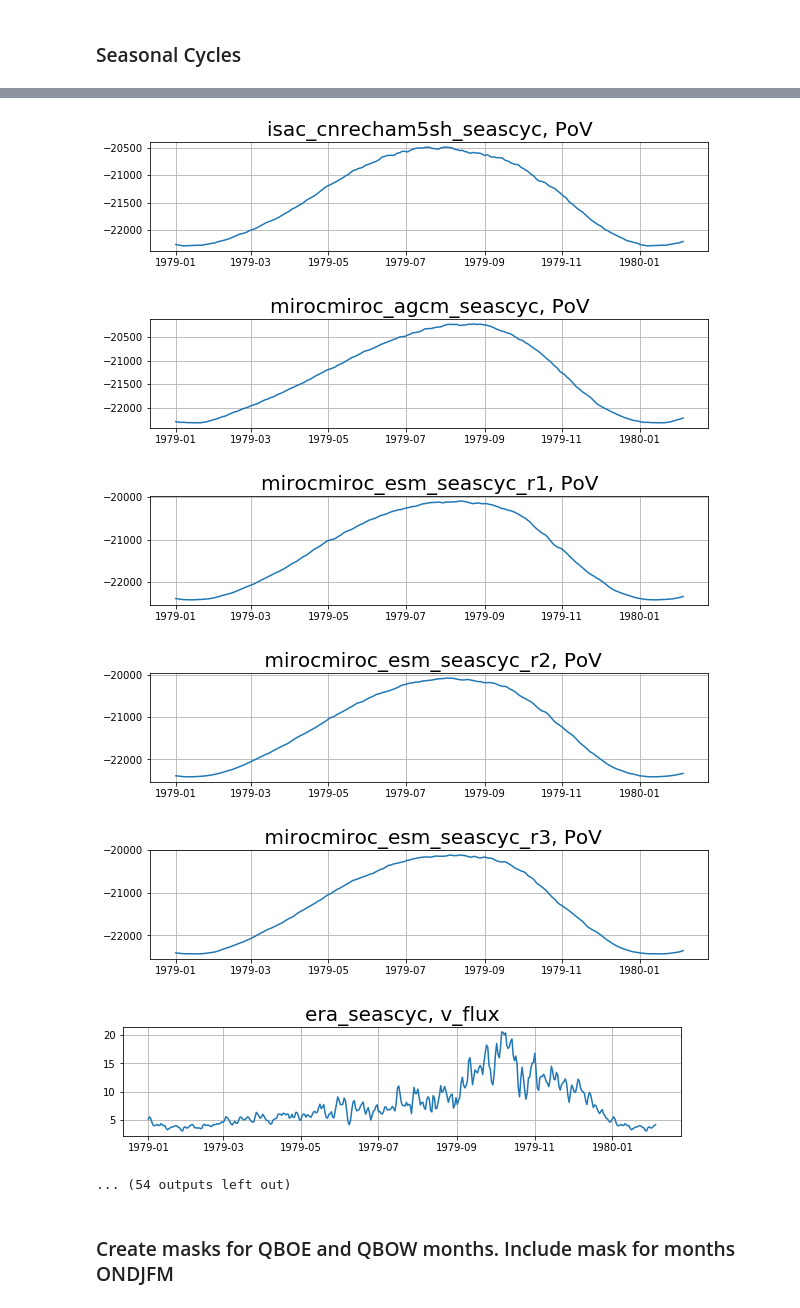
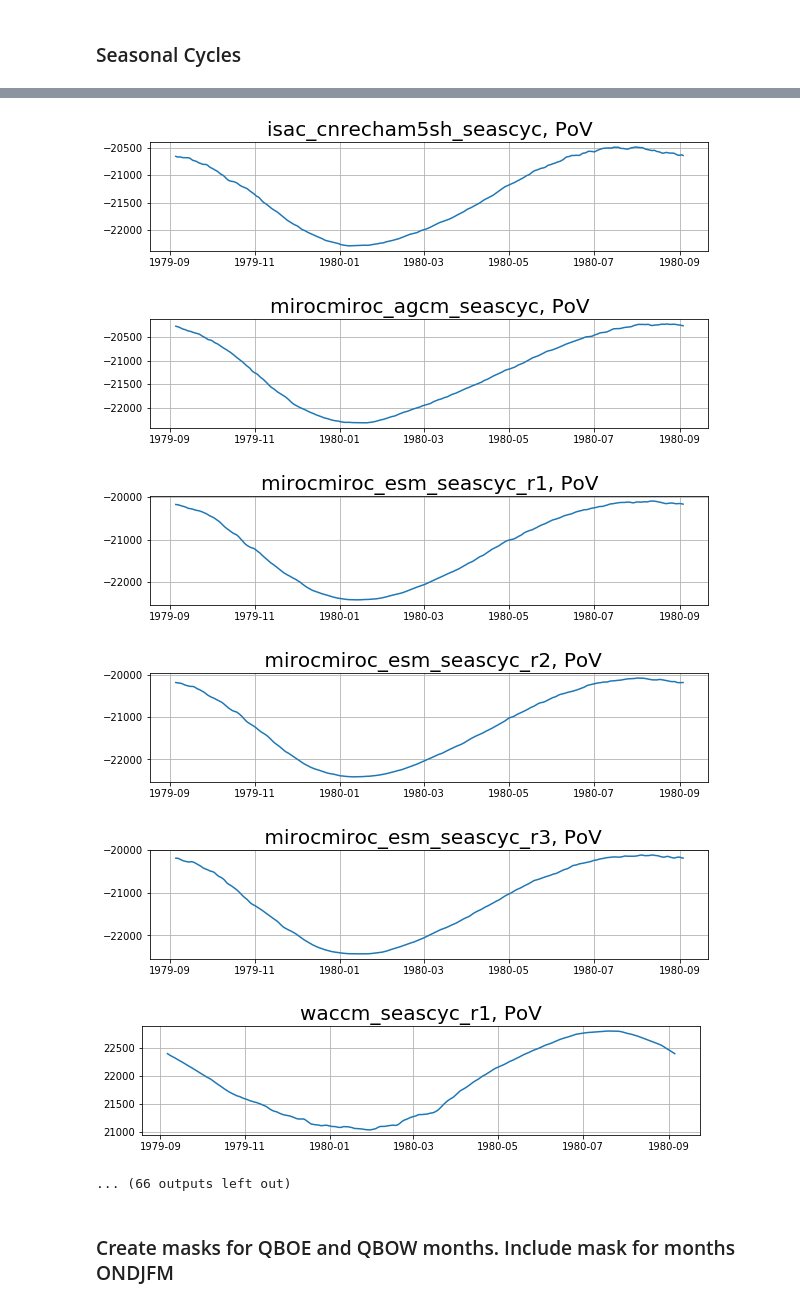
Before and after one commit to nltyrrell/qboicen_ipynb, a Jupyter notebook: ensemble_QBOi_CEN_Exp1_day.ipynb, the cells around one changed output, grey strips where cells are left out. Drawn from its saved outputs; the diff is of its cells as text; code cells hidden in the pictures.

```diff
--- a/ensemble_QBOi_CEN_Exp1_day.ipynb
+++ b/ensemble_QBOi_CEN_Exp1_day.ipynb
@@ -61,9 +59,9 @@ MOHCUMGA7_r2 = "/home/tyrrell/research/qbo/qboi/cen_data/MOHCUMGA7_QBOiExp1_r2i1
 MOHCUMGA7_r3 = "/home/tyrrell/research/qbo/qboi/cen_data/MOHCUMGA7_QBOiExp1_r3i1p1_day.csv"
 MOHCUMGA7_r4 = "/home/tyrrell/research/qbo/qboi/cen_data/MOHCUMGA7_QBOiExp1_r4i1p1_day.csv"
 # MRIMRI_ESM2 = ""
-#WACCM_r1 = "/home/tyrrell/research/qbo/qboi/cen_data/WACCM_QBOiExp1_r1i1p1_day.csv"
+WACCM_r1 = "/home/tyrrell/research/qbo/qboi/cen_data/WACCM_QBOiExp1_r1i1p1_day.csv"
 #WACCM_r2 = "/home/tyrrell/research/qbo/qboi/cen_data/WACCM_QBOiExp1_r2i1p1_day.csv"
-#WACCM_r3 = "/home/tyrrell/research/qbo/qboi/cen_data/WACCM_QBOiExp1_r3i1p1_day.csv"
+WACCM_r3 = "/home/tyrrell/research/qbo/qboi/cen_data/WACCM_QBOiExp1_r3i1p1_day.csv"
 # YonseiHadGEM2_A = ""
 # YonseiHadGEM2_AC = ""
 
@@ -83,9 +81,11 @@ mohcumga7_r2 = pd.read_csv(MOHCUMGA7_r2,index_col=0)
 mohcumga7_r3 = pd.read_csv(MOHCUMGA7_r3,index_col=0)
 mohcumga7_r4 = pd.read_csv(MOHCUMGA7_r4,index_col=0)
 #mrimri_esm2 = pd.read_csv(MRIMRI_ESM2,index_col=0)
-#waccm_r1 = pd.read_csv(WACCM_r1,index_col=0)
+waccm_r1 = pd.read_csv(WACCM_r1,index_col=0)[0:-70]
+waccm_r1 = waccm_r1.replace(-9.0e+33, 0)
 #waccm_r2 = pd.read_csv(WACCM_r2,index_col=0)
-#waccm_r3 = pd.read_csv(WACCM_r3,index_col=0)
+waccm_r3 = pd.read_csv(WACCM_r3,index_col=0)[0:-70]
+#waccm_r3 = waccm_r3.replace(-9.0e+33, 0)
 #yonseihadgem2_a = pd.read_csv(YonseiHadGEM2_A,index_col=0)
 #yonseihadgem2_ac = pd.read_csv(YonseiHadGEM2_AC,index_col=0)
 # %% [markdown]
@@ -290,7 +272,7 @@ mlist = [['erai','r1'],
          ['MIROCMIROC-AGCM','r1i1p1'],['MIROCMIROC-AGCM','r2i1p1'],['MIROCMIROC-AGCM','r3i1p1'],
          ['MOHCUMGA7','r2i1p1'],['MOHCUMGA7','r3i1p1'],['MOHCUMGA7','r4i1p1'],
          ['MRIMRI-ESM2','r1i1p1'],
-         ['WACCM','r1i1p1'],['WACCM','r3i1p1'],['WACCM','r3i1p1'],
+         ['WACCM','r1i1p1'],['WACCM','r2i1p1'],['WACCM','r3i1p1'],
          ['YonseiHadGEM2-A','r1i1p1'],
          ['YonseiHadGEM2-AC','r1i1p2']]
 
@@ -323,18 +305,21 @@ mods = [era_seascyc,
         cccmacmam_seascyc_r1,cccmacmam_seascyc_r2,cccmacmam_seascyc_r3,
         isac_cnrecham5sh_seascyc,
         mirocmiroc_agcm_seascyc,
-        mirocmiroc_esm_seascyc_r1, mirocmiroc_esm_seascyc_r2, mirocmiroc_esm_seascyc_r3]
+        mirocmiroc_esm_seascyc_r1, mirocmiroc_esm_seascyc_r2, mirocmiroc_esm_seascyc_r3,
+        waccm_seascyc_r1,waccm_seascyc_r3]
 mod_name = ["era_seascyc",
             "cam_seascyc_r1","cam_seascyc_r3",
         "cccmacmam_seascyc_r1","cccmacmam_seascyc_r2","cccmacmam_seascyc_r3",
         "isac_cnrecham5sh_seascyc",
         "mirocmiroc_agcm_seascyc",
-        "mirocmiroc_esm_seascyc_r1"," mirocmiroc_esm_seascyc_r2"," mirocmiroc_esm_seascyc_r3"]
+        "mirocmiroc_esm_seascyc_r1"," mirocmiroc_esm_seascyc_r2"," mirocmiroc_esm_seascyc_r3",
+        "waccm_seascyc_r1", "waccm_seascyc_r3"]
 # %%
+ds = 247 # start day of year
 for v in vlist:
     for mn, m in enumerate(mods):
         plt.figure(figsize=(10,2))
-        plt.plot(pd.to_datetime(m.index)[0:400],m[v][0:400])
+        plt.plot(pd.to_datetime(m.index)[0+ds:365+ds],m[v][0+ds:365+ds])
         plt.title(mod_name[mn]+", "+v,size=20)
         plt.grid('on')
 # %% [output]
@@ -347,10 +332,10 @@ for v in vlist:
-[figure, old version]
+[figure, new version]
-[figure, old version]
+[figure, new version]
-[figure, old version]
+[figure, new version]
-[figure, old version]
+[figure, new version]
-[figure, old version]
+[figure, new version]
-[figure, old version]
+[figure, new version]
-... (54 outputs left out)
+... (66 outputs left out)
 # %% [markdown]
 ### Create masks for QBOE and QBOW months. Include mask for months ONDJFM
 # %%
```
Also changed, not shown: parts of 12 cells of this notebook, 1 other file.
